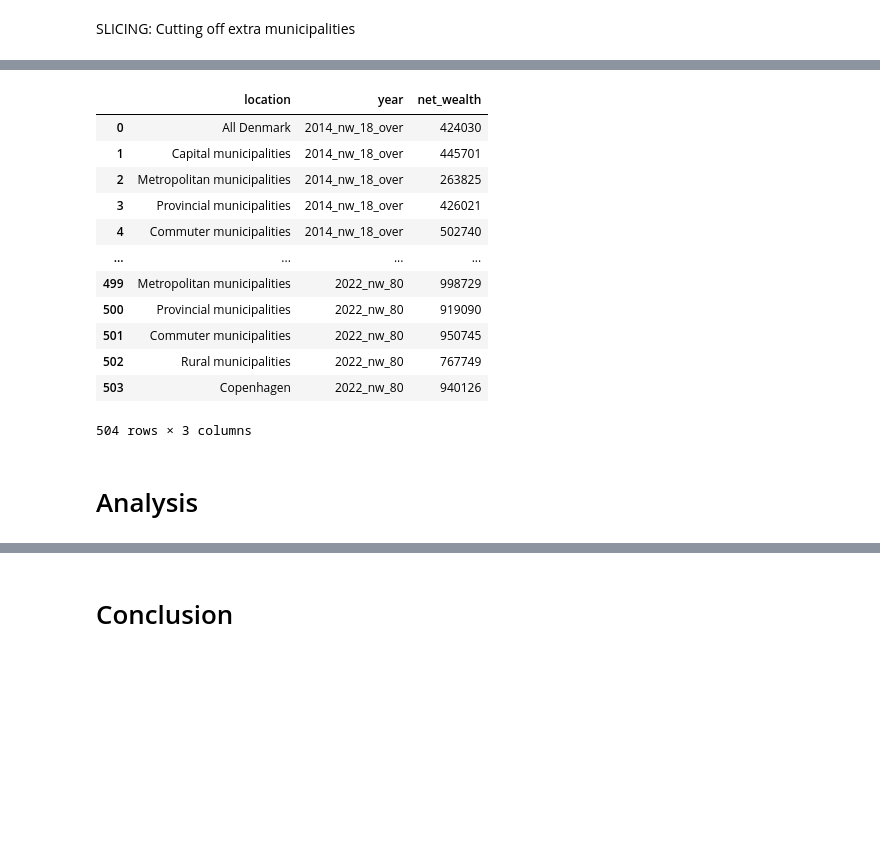
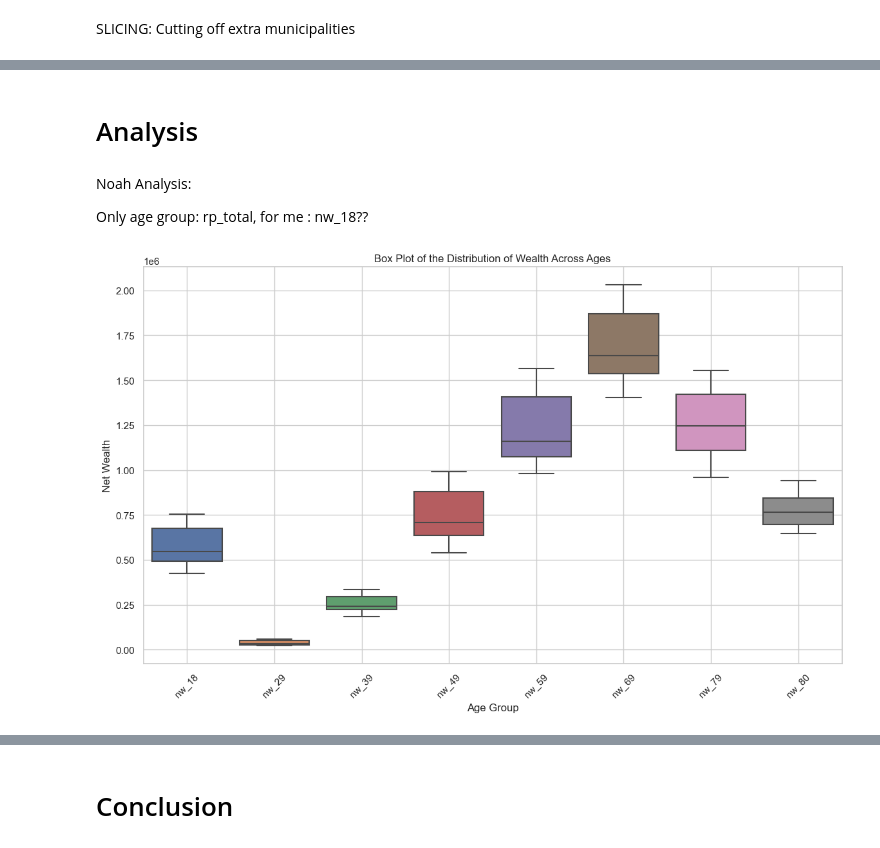
Before and after one commit to NumEconCopenhagen/projects-2024-petra-maritza-noah, a Jupyter notebook: dataproject/Noah.ipynb, the cells around one changed output, grey strips where cells are left out. Drawn from its saved outputs; the diff is of its cells as text; code cells hidden in the pictures; blank space fills up the shorter version.

```diff
--- a/dataproject/Noah.ipynb
+++ b/dataproject/Noah.ipynb
@@ -259,18 +168,0 @@ merged_nw_final.to_excel(excel_file_path, index=False)
-# %%
-#Here we
-nw_long = pd.melt(merged_nw_final, id_vars=['location'], var_name='year', value_name='net_wealth')
-nw_long
-# %% [output]
-|  | location | year | net_wealth |
-| 0 | All Denmark | 2014_nw_18_over | 424030 |
-| 1 | Capital municipalities | 2014_nw_18_over | 445701 |
-| 2 | Metropolitan municipalities | 2014_nw_18_over | 263825 |
-| 3 | Provincial municipalities | 2014_nw_18_over | 426021 |
-| 4 | Commuter municipalities | 2014_nw_18_over | 502740 |
-| ... | ... | ... | ... |
-| 499 | Metropolitan municipalities | 2022_nw_80 | 998729 |
-| 500 | Provincial municipalities | 2022_nw_80 | 919090 |
-| 501 | Commuter municipalities | 2022_nw_80 | 950745 |
-| 502 | Rural municipalities | 2022_nw_80 | 767749 |
-| 503 | Copenhagen | 2022_nw_80 | 940126 |
-504 rows × 3 columns
@@ -277,2 +190,19 @@ nw_long
 # %% [markdown]
 # Analysis
+# %% [markdown]
+Noah Analysis:
+
+Only age group: rp_total, for me : nw_18??
+# %%
+# Box Plot: Distribution of wealth across ages
+# Filtering for 'All Denmark' to focus on age groups across the entire country
+plt.figure(figsize=(14, 8))
+sns.boxplot(data=nw_denmark, x='age_group', y='net_wealth')
+plt.title('Box Plot of the Distribution of Wealth Across Ages')
+plt.xlabel('Age Group')
+plt.ylabel('Net Wealth')
+plt.xticks(rotation=45)  # Rotating the x labels to make them readable
+plt.grid(True)
+plt.show()
+# %% [output]
+[figure, added]
```
Also changed, not shown: parts of 18 cells of this notebook.
